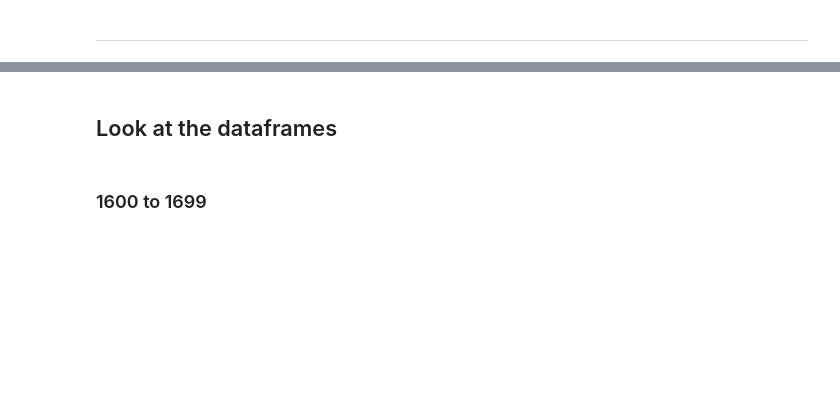
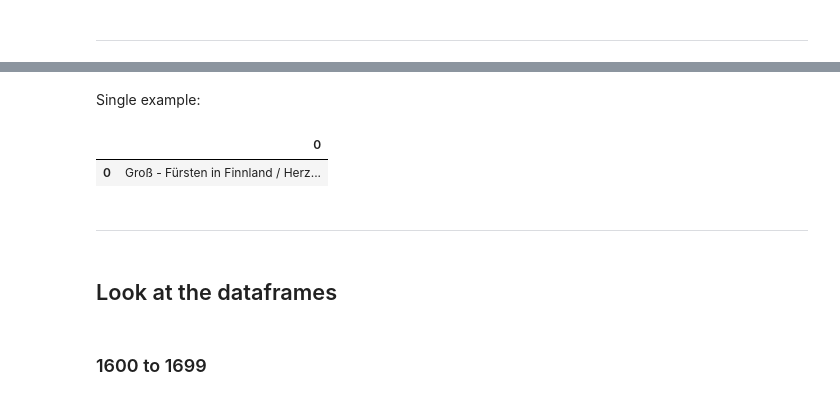
Before and after one commit to ybracke/transnormer, a Jupyter notebook: notebooks/exploratory/inspect_predictions.ipynb, the cells around one changed output, grey strips where cells are left out. Saved outputs shown, nothing was run; the diff lists cells and outputs as text; code cells hidden in the pictures; blank space fills up the shorter version.

```diff
--- a/notebooks/exploratory/inspect_predictions.ipynb
+++ b/notebooks/exploratory/inspect_predictions.ipynb
@@ -226,3 +210,23 @@ df1600to1699 = df1600to1699.applymap(lambda x : x.replace('style="background:#e6
+# %% [markdown]
+Single example:
+# %%
+s= "Groß-Fuͤrſten in Finland/ Hertzogen zu Schonen/ Eheſten/ Lieffland/ Carelen/ Bremen/ Vehrden/ Stettin/ Pommern/ der Caſſuben und Wenden/"
+inputs = tokenizer_input(s, padding="max_length", truncation=True, max_length=128, return_tensors="pt")
+input_ids = inputs.input_ids.to(device)
+attention_mask = inputs.attention_mask.to(device)
+
+outputs = model.generate(input_ids, attention_mask=attention_mask)
+del input_ids, attention_mask # free memory
+output_str = tokenizer_output.batch_decode(outputs, skip_special_tokens=True)
+
+from IPython.core.display import HTML
+df_example = pd.DataFrame(data=output_str)
+display(HTML(df_example.head(1).to_html(escape=False)))
+# %% [output]
+|  | 0 |
+| 0 | Groß - Fürsten in Finnland / Herz... |
+# %% [markdown]
+---
 # %% [markdown]
 ## Look at the dataframes
 # %% [markdown]
```
Also changed, not shown: parts of 11 cells of this notebook.
